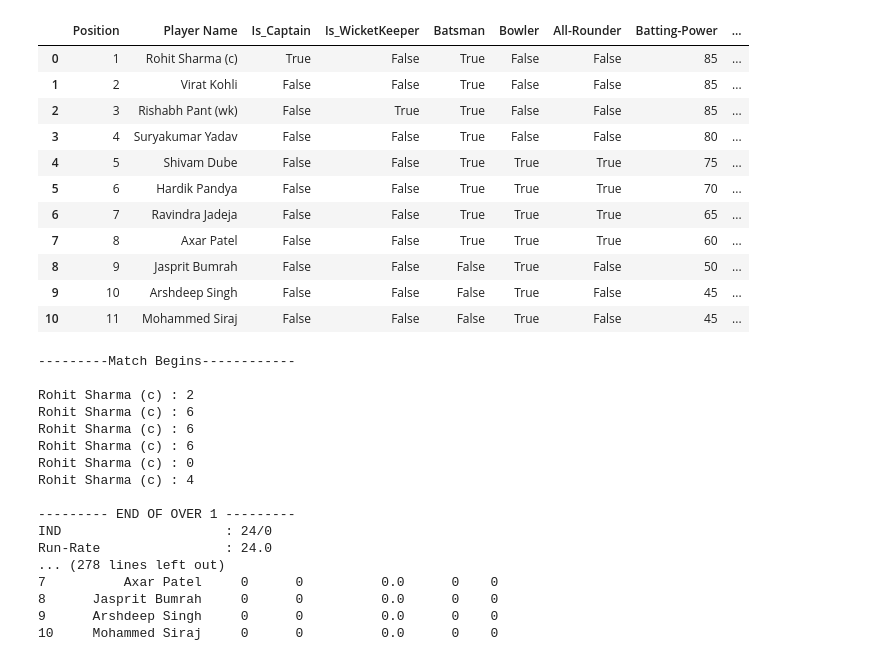
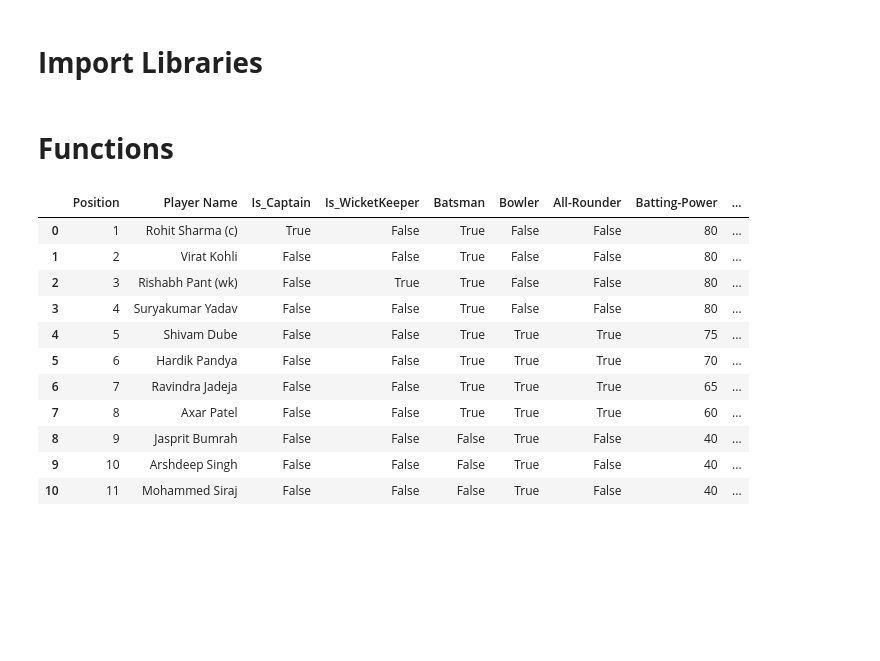
Before and after one commit to mohitkp003/Real-Cricket-Game, a Jupyter notebook: Real Cricket Game.ipynb, the cells around one changed output. Saved outputs shown, nothing was run; the diff lists cells and outputs as text; code cells hidden in the pictures; blank space fills up the shorter version.

```diff
--- a/Real Cricket Game.ipynb
+++ b/Real Cricket Game.ipynb
@@ -0,0 +1,2 @@
+# %% [markdown]
+# **Import Libraries**
@@ -1,32 +8,6 @@
+# %% [markdown]
+# **Functions**
 # %%
-# IND11 = [
-#     "Rohit Sharma (c)",
-#     "Virat Kohli",
-#     "Rishabh Pant (wk)",
-#     "Suryakumar Yadav",
-#     "Shivam Dube",
-#     "Hardik Pandya",
-#     "Ravindra Jadeja",
-#     "Axar Patel",
-#     "Jasprit Bumrah",
-#     "Arshdeep Singh",
-#     "Mohammed Siraj"
-# ]
-
-# AUS11 = [
-#     "David Warner",
-#     "Aaron Finch (C)",
-#     "Mitchell Marsh",
-#     "Steven Smith",
-#     "Glenn Maxwell",
-#     "Marcus Stoinis",
-#     "Matthew Wade (wk)",
-#     "Pat Cummins",
-#     "Mitchell Starc",
-#     "Adam Zampa",
-#     "Josh Hazlewood"
-# ]
-
 Ind_player_info = {
     "Position":[1, 2, 3, 4, 5, 6, 7, 8, 9, 10, 11],
     "Player Name":["Rohit Sharma (c)",
@@ -45,47 +26,45 @@ Ind_player_info = {
     "Batsman":[True,True,True,True,True,True,True,True,False,False,False],
     "Bowler":[False,False,False,False,True,True,True,True,True,True,True],
     "All-Rounder":[False,False,False,False,True,True,True,True,False,False,False],
-    "Batting-Power":[85,85,85,80,75,70,65,60,50,45,45],
+    "Batting-Power":[80,80,80,80,75,70,65,60,40,40,40],
     "Bowling-Power":[35,40,35,35,65,70,75,70,75,75,75],
     "Batting-Style":["Right-Hand","Right-Hand","Left-Hand","Right-Hand","Left-Hand","Right-Hand","Left-Hand","Left-Hand","Right-Hand","Left-Hand","Right-Hand"]
 }
+
+ind_player_info_table = pd.DataFrame(Ind_player_info)
+ind_player_info_table
 
 # Aus_player_info = {
 #     "Position":[1, 2, 3, 4, 5, 6, 7, 8, 9, 10, 11],
 #     "Player Name":["David Warner",
 #                     "Aaron Finch (C)",
 #                     "Mitchell Marsh",
 #                     "Steven Smith",
 #                     "Glenn Maxwell",
 #                     "Marcus Stoinis",
 #                     "Matthew Wade (wk)",
 #                     "Pat Cummins",
 #                     "Mitchell Starc",
 #                     "Adam Zampa",
 #                     "Josh Hazlewood"],
 #     "Is_Captain":[],
 #     "Is_WicketKeeper":[],
 #     "Batsman":[],
 #     "Bowler":[],
 #     "All-Rounder":[],
 #     "Batting-Power":[],
 #     "Bowling-Power":[],
 # }
-
-import pandas as pd
-
-ind_player_info_table = pd.DataFrame(Ind_player_info)
-ind_player_info_table
 # %% [output]
 |  | Position | Player Name | Is_Captain | Is_WicketKeeper | Batsman | Bowler | All-Rounder | Batting-Power | ... |
-| 0 | 1 | Rohit Sharma (c) | True | False | True | False | False | 85 | ... |
-| 1 | 2 | Virat Kohli | False | False | True | False | False | 85 | ... |
-| 2 | 3 | Rishabh Pant (wk) | False | True | True | False | False | 85 | ... |
+| 0 | 1 | Rohit Sharma (c) | True | False | True | False | False | 80 | ... |
+| 1 | 2 | Virat Kohli | False | False | True | False | False | 80 | ... |
+| 2 | 3 | Rishabh Pant (wk) | False | True | True | False | False | 80 | ... |
 | 3 | 4 | Suryakumar Yadav | False | False | True | False | False | 80 | ... |
 | 4 | 5 | Shivam Dube | False | False | True | True | True | 75 | ... |
 | 5 | 6 | Hardik Pandya | False | False | True | True | True | 70 | ... |
 | 6 | 7 | Ravindra Jadeja | False | False | True | True | True | 65 | ... |
 | 7 | 8 | Axar Patel | False | False | True | True | True | 60 | ... |
-| 8 | 9 | Jasprit Bumrah | False | False | False | True | False | 50 | ... |
-| 9 | 10 | Arshdeep Singh | False | False | False | True | False | 45 | ... |
-| 10 | 11 | Mohammed Siraj | False | False | False | True | False | 45 | ... |
+| 8 | 9 | Jasprit Bumrah | False | False | False | True | False | 40 | ... |
+| 9 | 10 | Arshdeep Singh | False | False | False | True | False | 40 | ... |
+| 10 | 11 | Mohammed Siraj | False | False | False | True | False | 40 | ... |
@@ -214,20 +200,0 @@ def MatchPlay(Team_Table,):
-# %%
-MatchPlay(ind_player_info_table)
-# %% [output]
----------Match Begins------------
-
-Rohit Sharma (c) : 2
-Rohit Sharma (c) : 6
-Rohit Sharma (c) : 6
-Rohit Sharma (c) : 6
-Rohit Sharma (c) : 0
-Rohit Sharma (c) : 4
-
---------- END OF OVER 1 ---------
-IND                     : 24/0
-Run-Rate                : 24.0
-... (278 lines left out)
-7          Axar Patel     0      0          0.0      0    0
-8      Jasprit Bumrah     0      0          0.0      0    0
-9      Arshdeep Singh     0      0          0.0      0    0
-10     Mohammed Siraj     0      0          0.0      0    0
```
Also changed, not shown: parts of 9 cells of this notebook.
